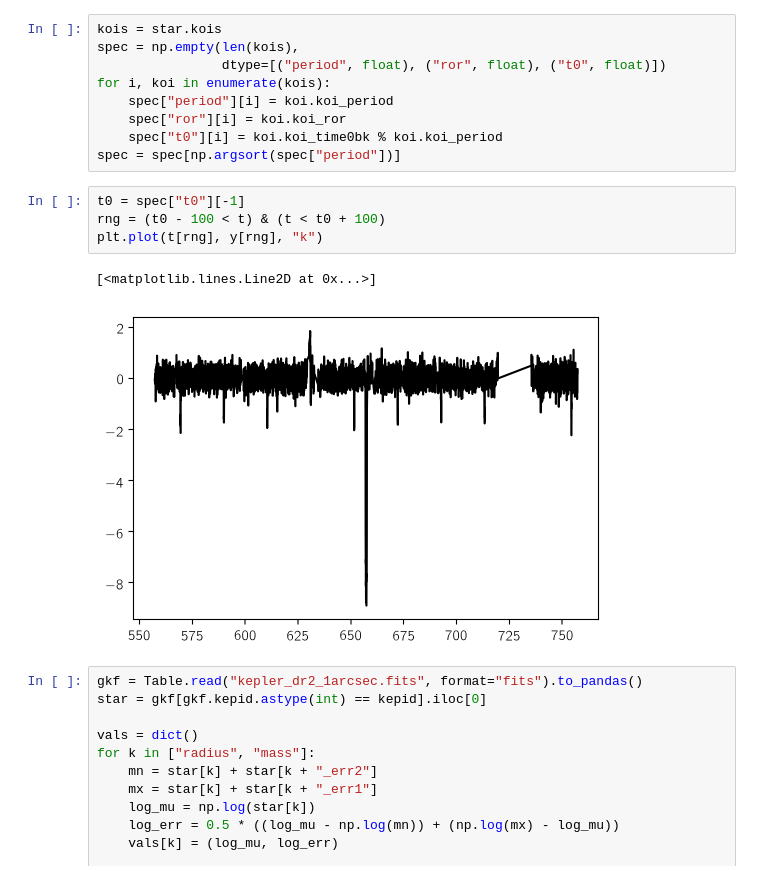
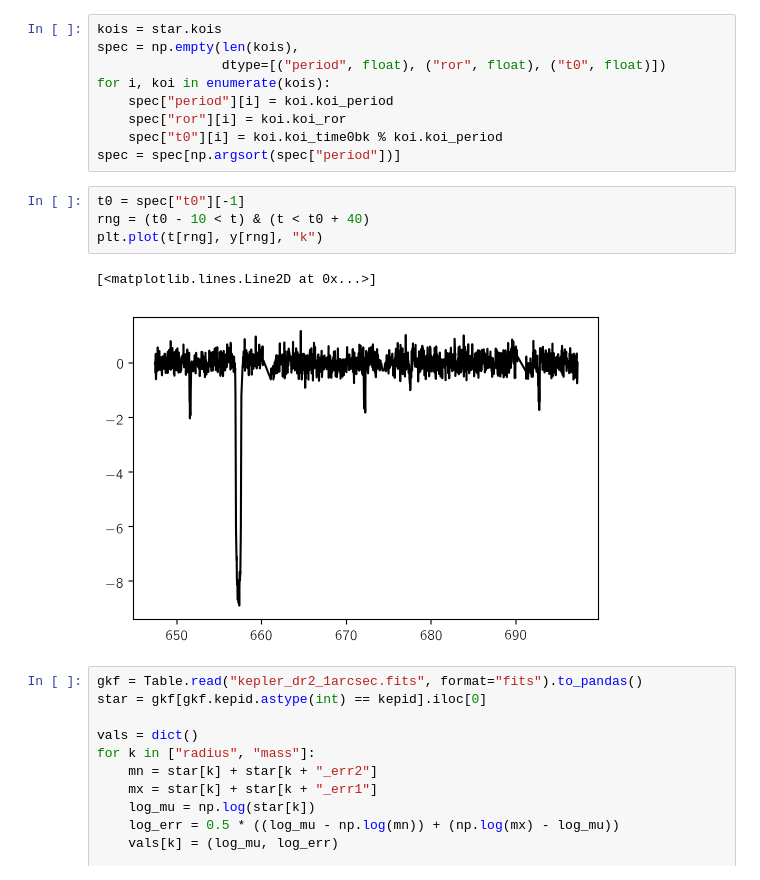
Before and after one commit to exoplanet-dev/exoplanet, a Jupyter notebook: multi.ipynb, the cells around one changed output. Drawn from its saved outputs; the diff is of its cells as text.

```diff
--- a/multi.ipynb
+++ b/multi.ipynb
@@ -63,11 +63,11 @@ for i, koi in enumerate(kois):
 spec = spec[np.argsort(spec["period"])]
 # %%
 t0 = spec["t0"][-1]
-rng = (t0 - 100 < t) & (t < t0 + 100)
+rng = (t0 - 10 < t) & (t < t0 + 40)
 plt.plot(t[rng], y[rng], "k")
 # %% [output]
 [<matplotlib.lines.Line2D at 0x...>]
-[figure, old version]
+[figure, new version]
 # %%
 gkf = Table.read("kepler_dr2_1arcsec.fits", format="fits").to_pandas()
 star = gkf[gkf.kepid.astype(int) == kepid].iloc[0]
```
Also changed, not shown: parts of 9 cells of this notebook, 4 other files.
